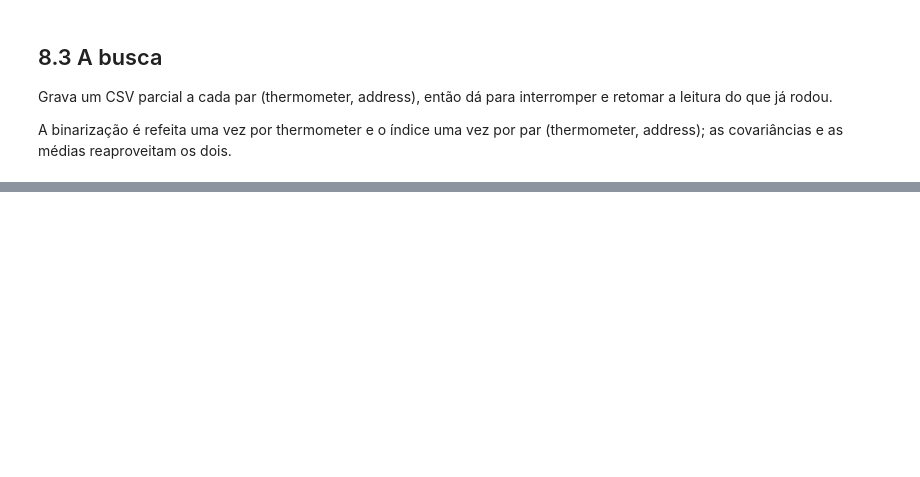
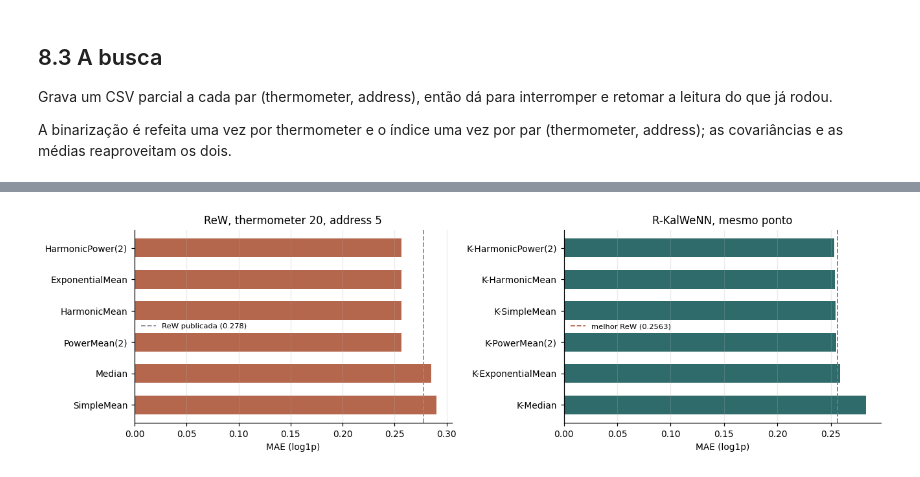
Before and after one commit to AstroNatasha/KalWeNN, a Jupyter notebook: RegressionKalWeNN/06_rkalwenn.ipynb, the cells around one changed output, grey strips where cells are left out. Saved outputs shown, nothing was run; the diff lists cells and outputs as text; code cells hidden in the pictures; blank space fills up the shorter version.

```diff
--- a/RegressionKalWeNN/06_rkalwenn.ipynb
+++ b/RegressionKalWeNN/06_rkalwenn.ipynb
@@ -1723,0 +1366,19 @@ média de 0.75 s por configuração (0.255 ms por ajuste de RAM node)
+# %%
+fig, ax = plt.subplots(1, 2, figsize=(12, 3.6))
+
+o = rew_venc.sort_values("MAE", ascending=False)
+ax[0].barh(np.arange(len(o)), o.MAE, color=COR_REW, height=.6)
+ax[0].axvline(REF_ARTIGO, color=COR_REF, ls="--", lw=1.2, label=f"ReW publicada ({REF_ARTIGO})")
+ax[0].set(yticks=np.arange(len(o)), yticklabels=o.media, xlabel="MAE (log1p)",
+          title=f"ReW, thermometer {T_V}, address {A_V}")
+ax[0].grid(axis="y", visible=False); ax[0].legend(frameon=False, fontsize=7.5)
+
+k = kal_no_ponto.groupby("media").MAE.min().sort_values(ascending=False)
+ax[1].barh(np.arange(len(k)), k.values, color=COR_KAL, height=.6)
+ax[1].axvline(b_rew, color=COR_REW, ls="--", lw=1.2, label=f"melhor ReW ({b_rew:.4f})")
+ax[1].set(yticks=np.arange(len(k)), yticklabels=k.index, xlabel="MAE (log1p)",
+          title=f"R-KalWeNN, mesmo ponto")
+ax[1].grid(axis="y", visible=False); ax[1].legend(frameon=False, fontsize=7.5)
+plt.tight_layout(); plt.show()
+# %% [output]
+[figure, added]
```
Also changed, not shown: parts of 43 cells of this notebook, 10 other files.
